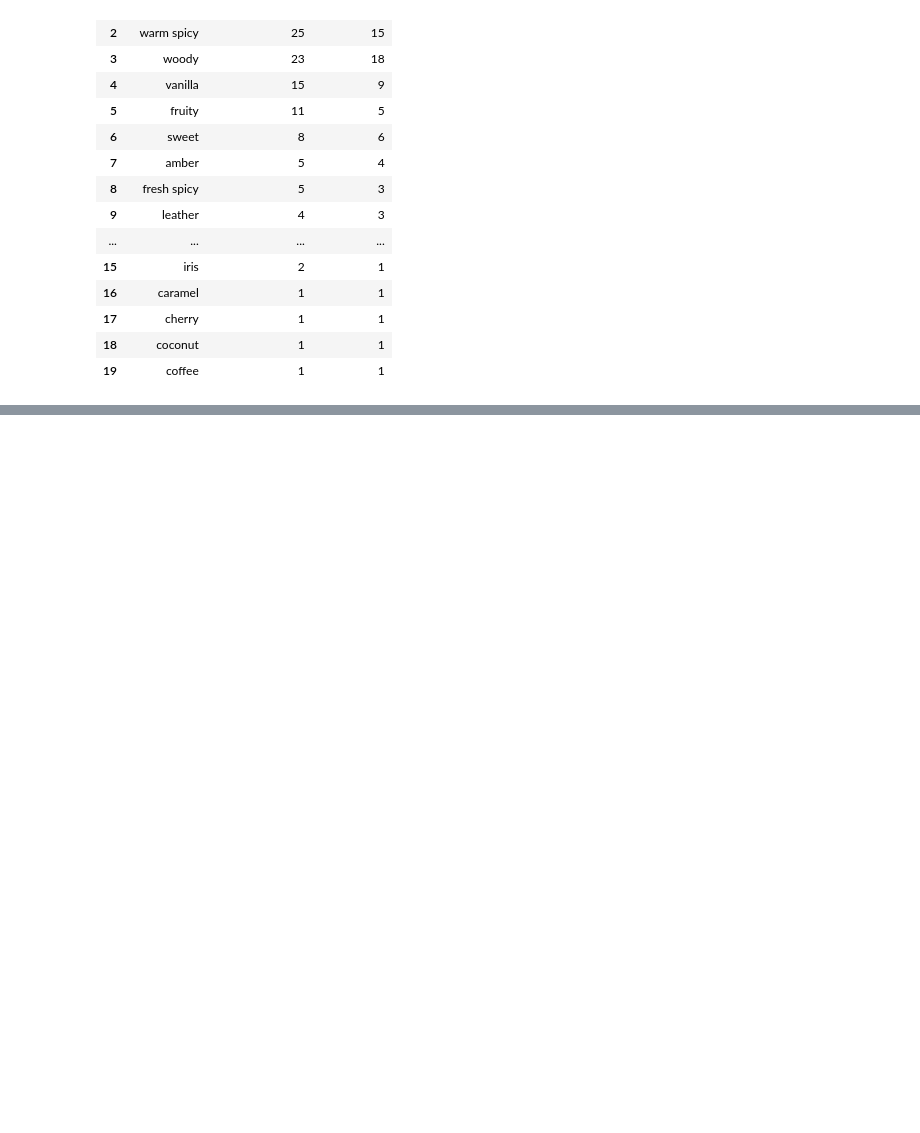
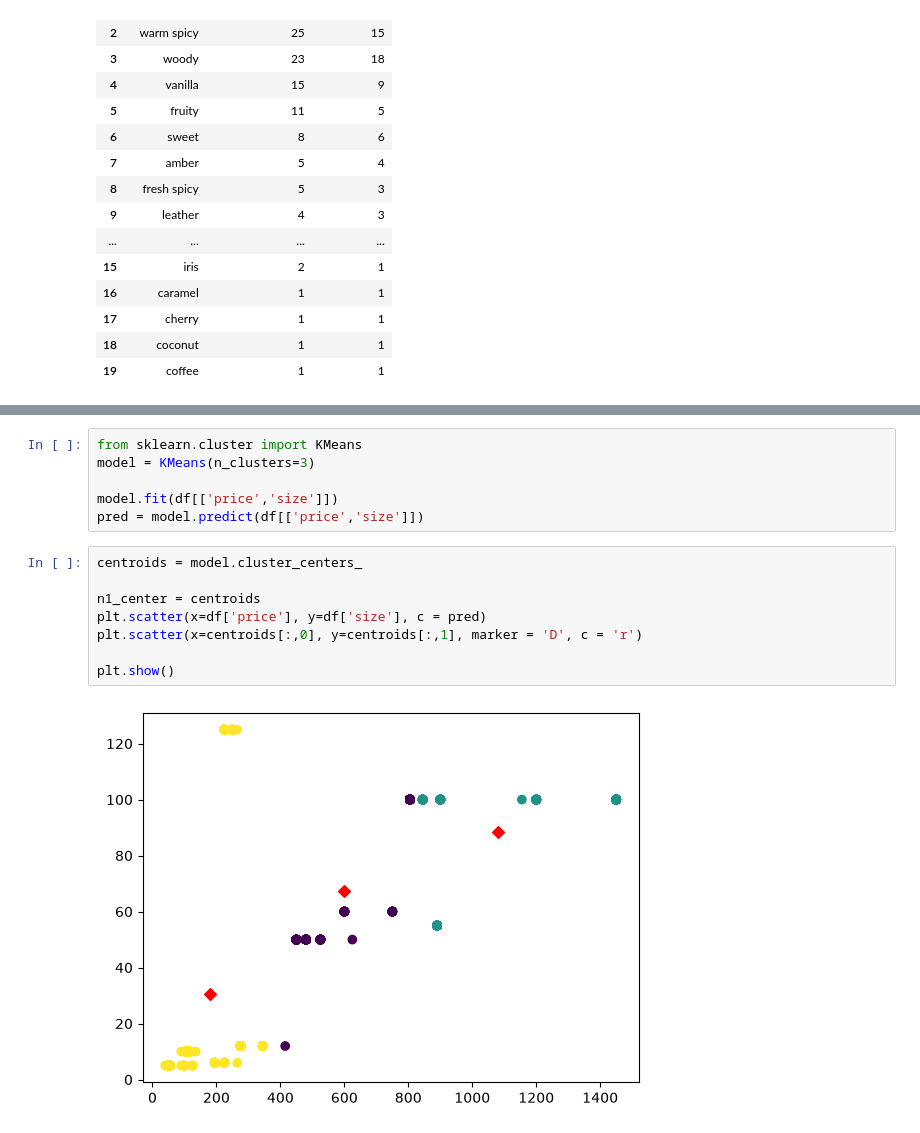
Before and after one commit to muhammedhossam/Egyption-Fragrance-Analysis, a Jupyter notebook: notebooks/04_exploratory_data_analysis.ipynb, the cells around one changed output, grey strips where cells are left out. Drawn from its saved outputs; the diff is of its cells as text; blank space fills up the shorter version.

Commit message:
add new ml to the analysis, Kmean + tree

```diff
--- a/notebooks/04_exploratory_data_analysis.ipynb
+++ b/notebooks/04_exploratory_data_analysis.ipynb
@@ -328,0 +334,16 @@ coverage.head(20)
+# %%
+from sklearn.cluster import KMeans
+model = KMeans(n_clusters=3)
+
+model.fit(df[['price','size']])
+pred = model.predict(df[['price','size']])
+# %%
+centroids = model.cluster_centers_
+
+n1_center = centroids
+plt.scatter(x=df['price'], y=df['size'], c = pred)
+plt.scatter(x=centroids[:,0], y=centroids[:,1], marker = 'D', c = 'r')
+
+plt.show()
+# %% [output]
+[figure, added]
```
Also changed, not shown: parts of 5 cells of this notebook.
